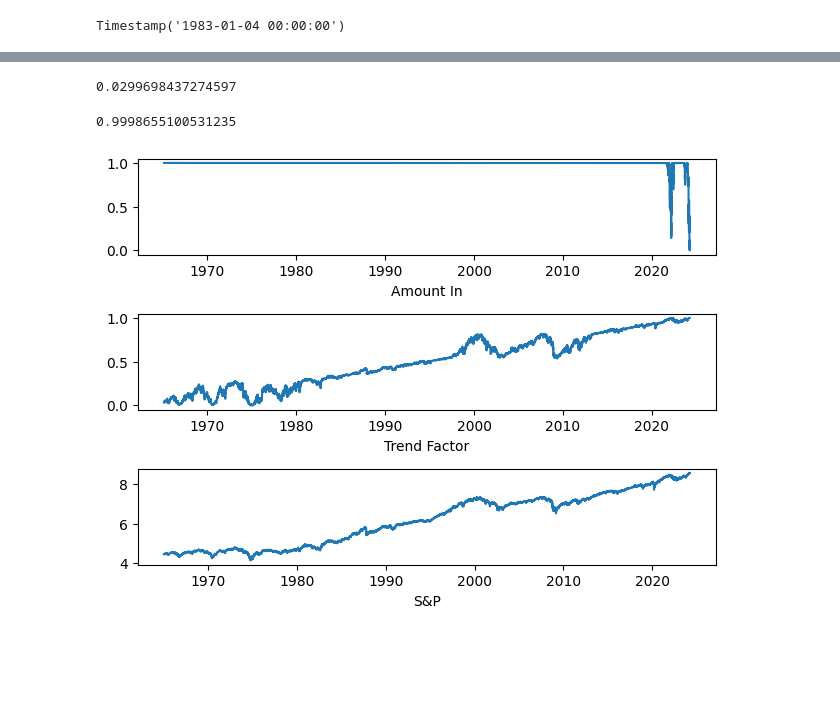
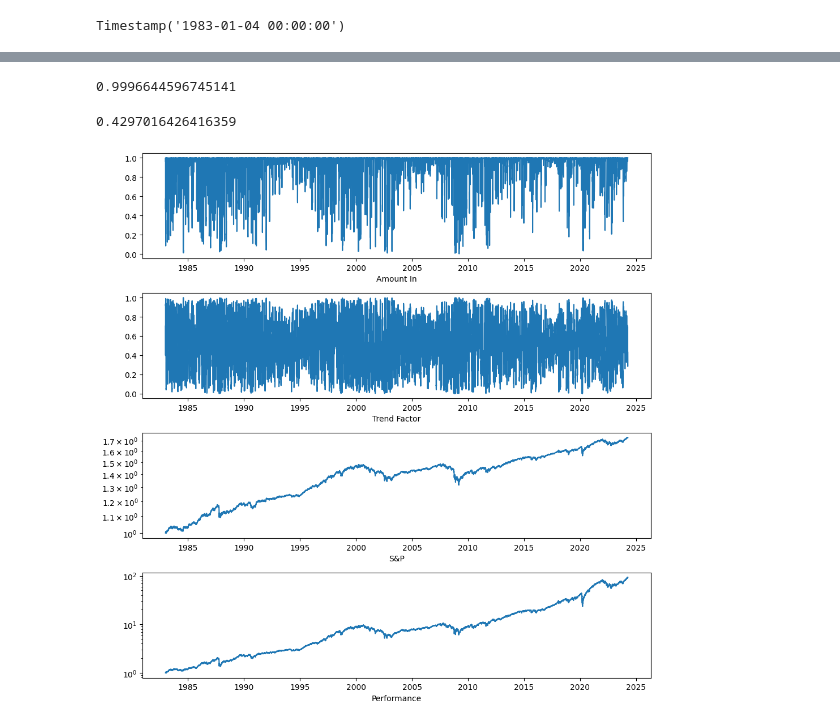
Before and after one commit to damiansp/marketModeling, a Jupyter notebook: notebooks/amt_inout_optimizer.py.ipynb, the cells around one changed output, grey strips where cells are left out. Drawn from its saved outputs; the diff is of its cells as text; code cells hidden in the pictures; blank space fills up the shorter version.

```diff
--- a/notebooks/amt_inout_optimizer.py.ipynb
+++ b/notebooks/amt_inout_optimizer.py.ipynb
@@ -138,7 +151,7 @@ def calculate_next_row(row):
     diff = target_in - invested  # if diff+ buy; - sell
     invested += diff
     reserve = row.reserve - diff
-    invested *= row.intraday_change
+    invested *= row.day_to_day_change
     return invested, reserve, invested + reserve
 # %%
 def simulate(df, params):
@@ -258,8 +286,0 @@ Round 100: 37.93847839000113
-# %%
-best_out, params_out = run_simulation(
-    df.copy(),
-    iters=100,
-    current_best=best_out,
-    best_params=params_out,
-    param_select='tweak',
-    factor=2) # closer to 1: small changes; bigger: bigger
@@ -301,32 +295,33 @@ plt.plot(xs, ys);
-# %%
-df['trend_factor'] = rescale_minmax(
-    get_trend_multiple(
-        df.logval,
-        params_out['time_param'],
-        method=params_out['method'],
-        as_q=params_out['as_q']))
-df['amt_in'] = bounded_sigmoid(
-    df.trend_factor, params_out['t'], params_out['k'], 'down')
-df['amt_in'][-1]
-# %% [output]
-0.0299698437274597
+# %%
+final_out = simulate(df, params_out)
+# %%
+final_out['amt_in'][-1]
+# %% [output]
+0.9996644596745141
 # %%
-df['trend_factor'][-1]
+final_out['trend_factor'][-1]
 # %% [output]
-0.9998655100531235
+0.4297016426416359
 # %%
-plt.subplot(3, 1, 1)
-plt.plot(df.amt_in)
+plt.figure(figsize=(10, 10))
+plt.subplot(4, 1, 1)
+plt.plot(final_out.amt_in)
 plt.xlabel('Amount In')
 
-plt.subplot(3, 1, 2)
-plt.plot(df.trend_factor)
+plt.subplot(4, 1, 2)
+plt.plot(final_out.trend_factor)
 plt.xlabel('Trend Factor')
 
-plt.subplot(3, 1, 3)
-plt.plot(df.logval)
+plt.subplot(4, 1, 3)
+plt.plot(final_out.logval / final_out.logval[0])
 plt.xlabel('S&P')
+plt.yscale('log')
+
+plt.subplot(4, 1, 4)
+plt.plot(final_out.total)
+plt.xlabel('Performance')
+plt.yscale('log')
 plt.tight_layout();
 # %% [output]
-[figure, old version]
+[figure, new version]
 # %%
```
Also changed, not shown: parts of 16 cells of this notebook, 11 other files.
